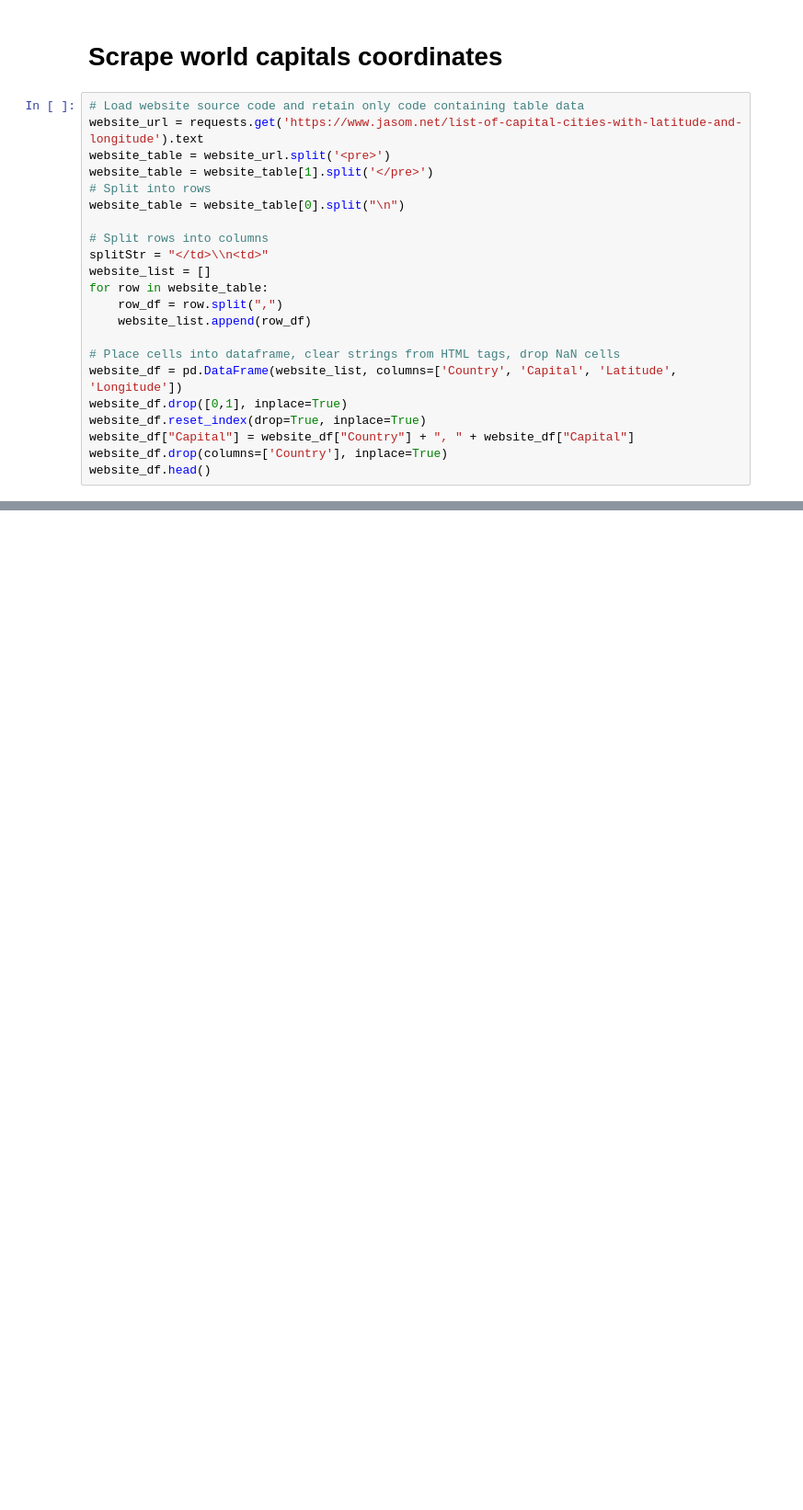
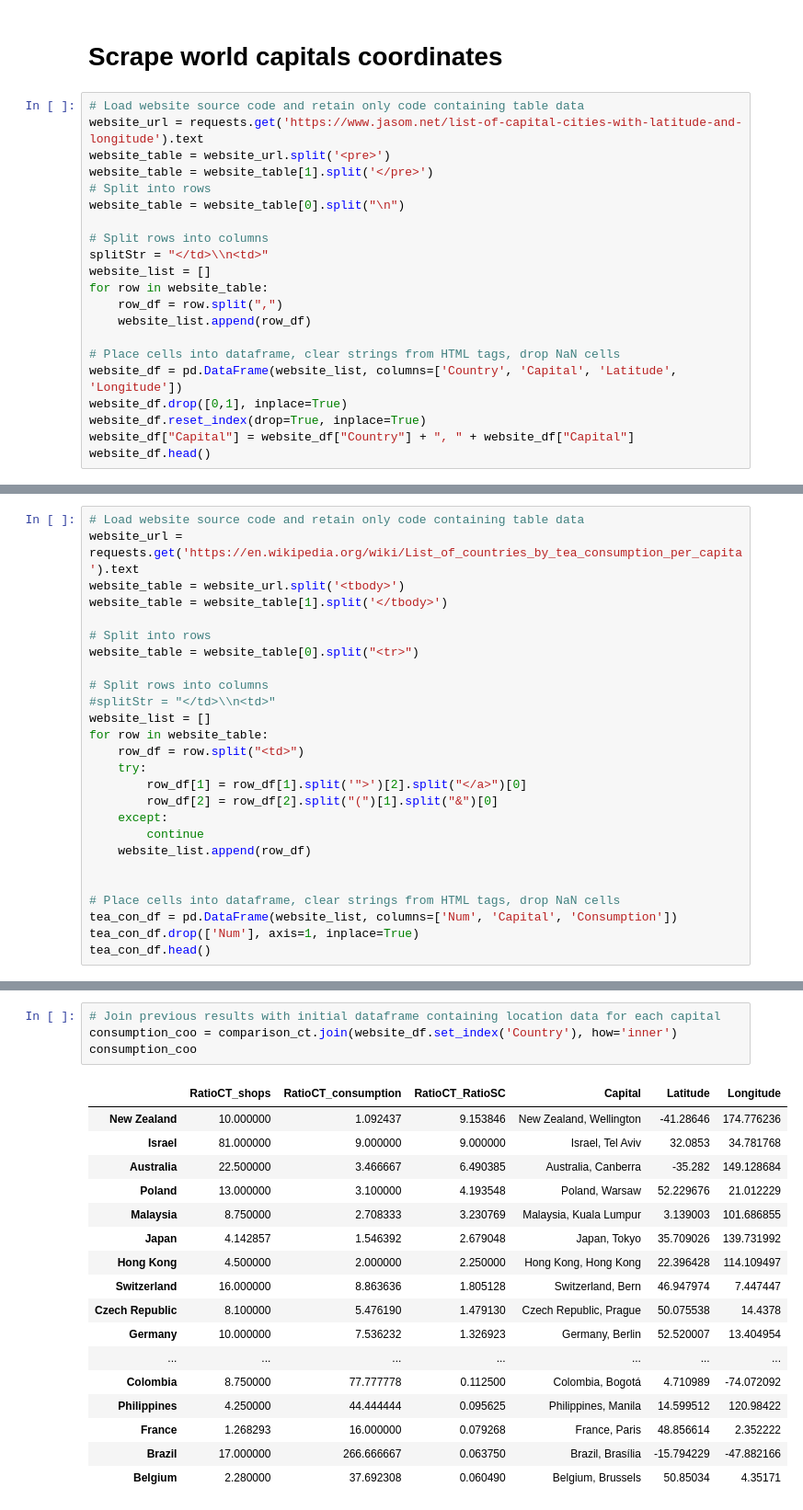
Before and after one commit to PAmerikanos/Coursera_Capstone, a Jupyter notebook: The Battle of Neighborhoods.ipynb, the cells around one changed output, grey strips where cells are left out. Shown: that part at 92% size. Cells and saved outputs as stored; diff of their text form; blank space fills up the shorter version.

```diff
--- a/The Battle of Neighborhoods.ipynb
+++ b/The Battle of Neighborhoods.ipynb
@@ -148,5 +151,4 @@ website_df = pd.DataFrame(website_list, columns=['Country', 'Capital', 'Latitude
 website_df.drop([0,1], inplace=True)
 website_df.reset_index(drop=True, inplace=True)
 website_df["Capital"] = website_df["Country"] + ", " + website_df["Capital"]
-website_df.drop(columns=['Country'], inplace=True)
 website_df.head()
@@ -233,0 +327,26 @@ capital_sum
+# %%
+# Load website source code and retain only code containing table data
+website_url = requests.get('https://en.wikipedia.org/wiki/List_of_countries_by_tea_consumption_per_capita').text
+website_table = website_url.split('<tbody>')
+website_table = website_table[1].split('</tbody>')
+
+# Split into rows
+website_table = website_table[0].split("<tr>")
+
+# Split rows into columns
+#splitStr = "</td>\\n<td>"
+website_list = []
+for row in website_table:
+    row_df = row.split("<td>")
+    try:
+        row_df[1] = row_df[1].split('">')[2].split("</a>")[0]
+        row_df[2] = row_df[2].split("(")[1].split("&")[0]
+    except:
+        continue
+    website_list.append(row_df)
+
+
+# Place cells into dataframe, clear strings from HTML tags, drop NaN cells
+tea_con_df = pd.DataFrame(website_list, columns=['Num', 'Capital', 'Consumption'])
+tea_con_df.drop(['Num'], axis=1, inplace=True)
+tea_con_df.head()
@@ -233,0 +392,22 @@ capital_sum
+# %%
+# Join previous results with initial dataframe containing location data for each capital
+consumption_coo = comparison_ct.join(website_df.set_index('Country'), how='inner')
+consumption_coo
+# %% [output]
+|  | RatioCT_shops | RatioCT_consumption | RatioCT_RatioSC | Capital | Latitude | Longitude |
+| New Zealand | 10.000000 | 1.092437 | 9.153846 | New Zealand, Wellington | -41.28646 | 174.776236 |
+| Israel | 81.000000 | 9.000000 | 9.000000 | Israel, Tel Aviv | 32.0853 | 34.781768 |
+| Australia | 22.500000 | 3.466667 | 6.490385 | Australia, Canberra | -35.282 | 149.128684 |
+| Poland | 13.000000 | 3.100000 | 4.193548 | Poland, Warsaw | 52.229676 | 21.012229 |
+| Malaysia | 8.750000 | 2.708333 | 3.230769 | Malaysia, Kuala Lumpur | 3.139003 | 101.686855 |
+| Japan | 4.142857 | 1.546392 | 2.679048 | Japan, Tokyo | 35.709026 | 139.731992 |
+| Hong Kong | 4.500000 | 2.000000 | 2.250000 | Hong Kong, Hong Kong | 22.396428 | 114.109497 |
+| Switzerland | 16.000000 | 8.863636 | 1.805128 | Switzerland, Bern | 46.947974 | 7.447447 |
+| Czech Republic | 8.100000 | 5.476190 | 1.479130 | Czech Republic, Prague | 50.075538 | 14.4378 |
+| Germany | 10.000000 | 7.536232 | 1.326923 | Germany, Berlin | 52.520007 | 13.404954 |
+| ... | ... | ... | ... | ... | ... | ... |
+| Colombia | 8.750000 | 77.777778 | 0.112500 | Colombia, Bogotá | 4.710989 | -74.072092 |
+| Philippines | 4.250000 | 44.444444 | 0.095625 | Philippines, Manila | 14.599512 | 120.98422 |
+| France | 1.268293 | 16.000000 | 0.079268 | France, Paris | 48.856614 | 2.352222 |
+| Brazil | 17.000000 | 266.666667 | 0.063750 | Brazil, Brasília | -15.794229 | -47.882166 |
+| Belgium | 2.280000 | 37.692308 | 0.060490 | Belgium, Brussels | 50.85034 | 4.35171 |
```
Also changed, not shown: parts of 42 cells of this notebook.
